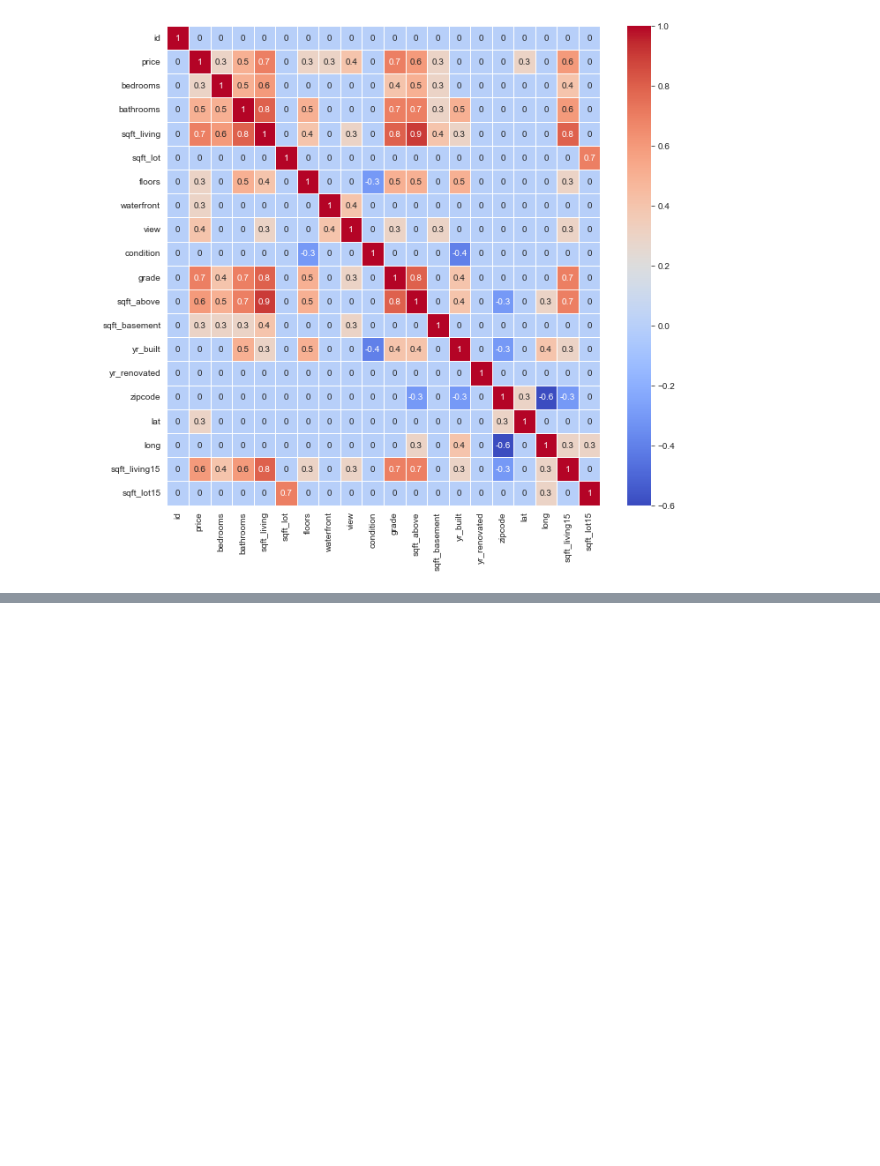
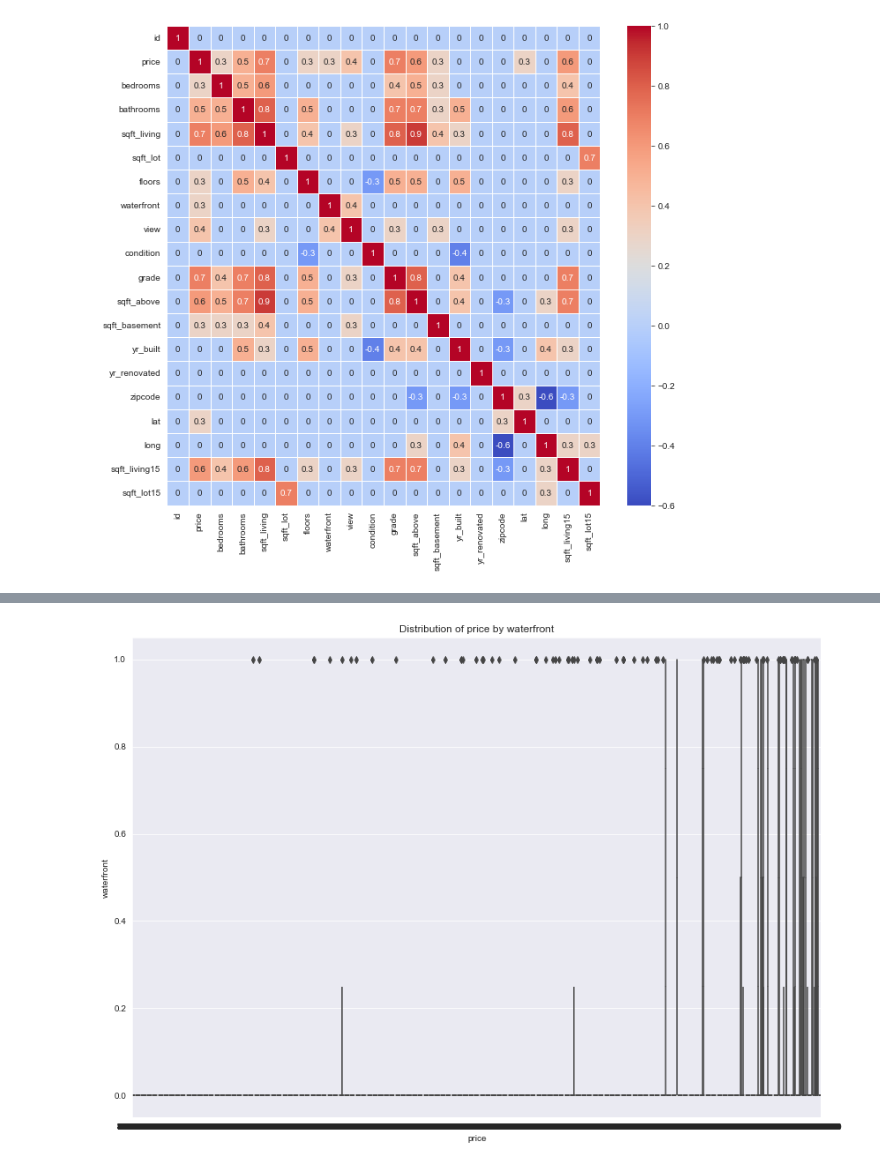
Before and after one commit to PhYziCiAN/python_for_analytics, a Jupyter notebook: PhY_for_An_Sem4_DZ.ipynb, the cells around one changed output, grey strips where cells are left out. Cells and saved outputs as stored; diff of their text form; code cells hidden in the pictures; blank space fills up the shorter version.

```diff
--- a/PhY_for_An_Sem4_DZ.ipynb
+++ b/PhY_for_An_Sem4_DZ.ipynb
@@ -212,0 +218,10 @@ sns.heatmap(corr_matrix, annot=True, linewidths=.5, cmap='coolwarm');
+# %%
+plt.figure(figsize=(14, 10))
+sns.boxplot(x=df['price'], y=df['waterfront'], whis=1.5)
+plt.xlabel('price')
+plt.ylabel('waterfront')
+plt.title('Distribution of price by waterfront');
+
+# wrong !!!!!!!!!!!!!!!!!!!!!!
+# %% [output]
+[figure, added]
```
Also changed, not shown: parts of 8 cells of this notebook, 1 other file.
